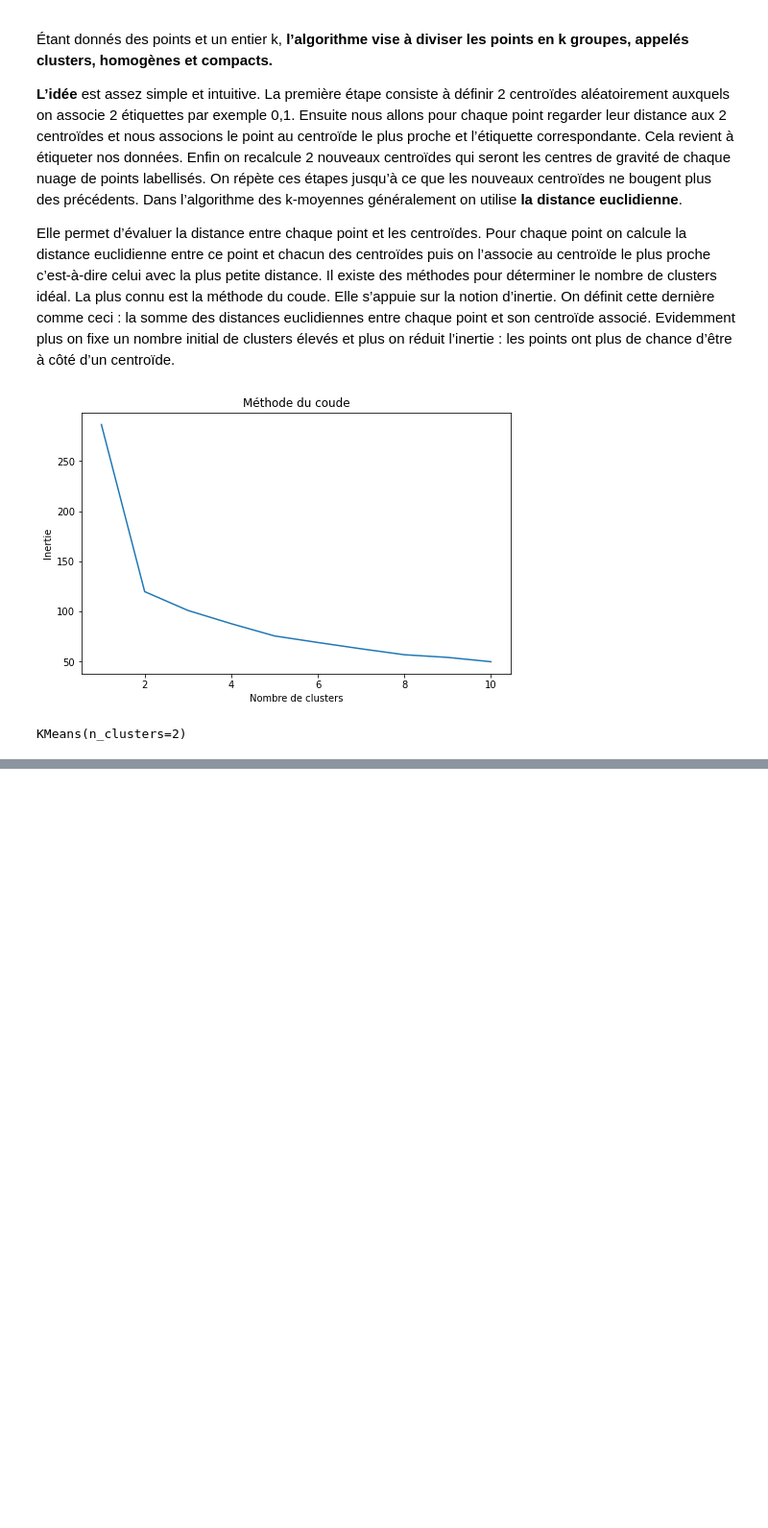
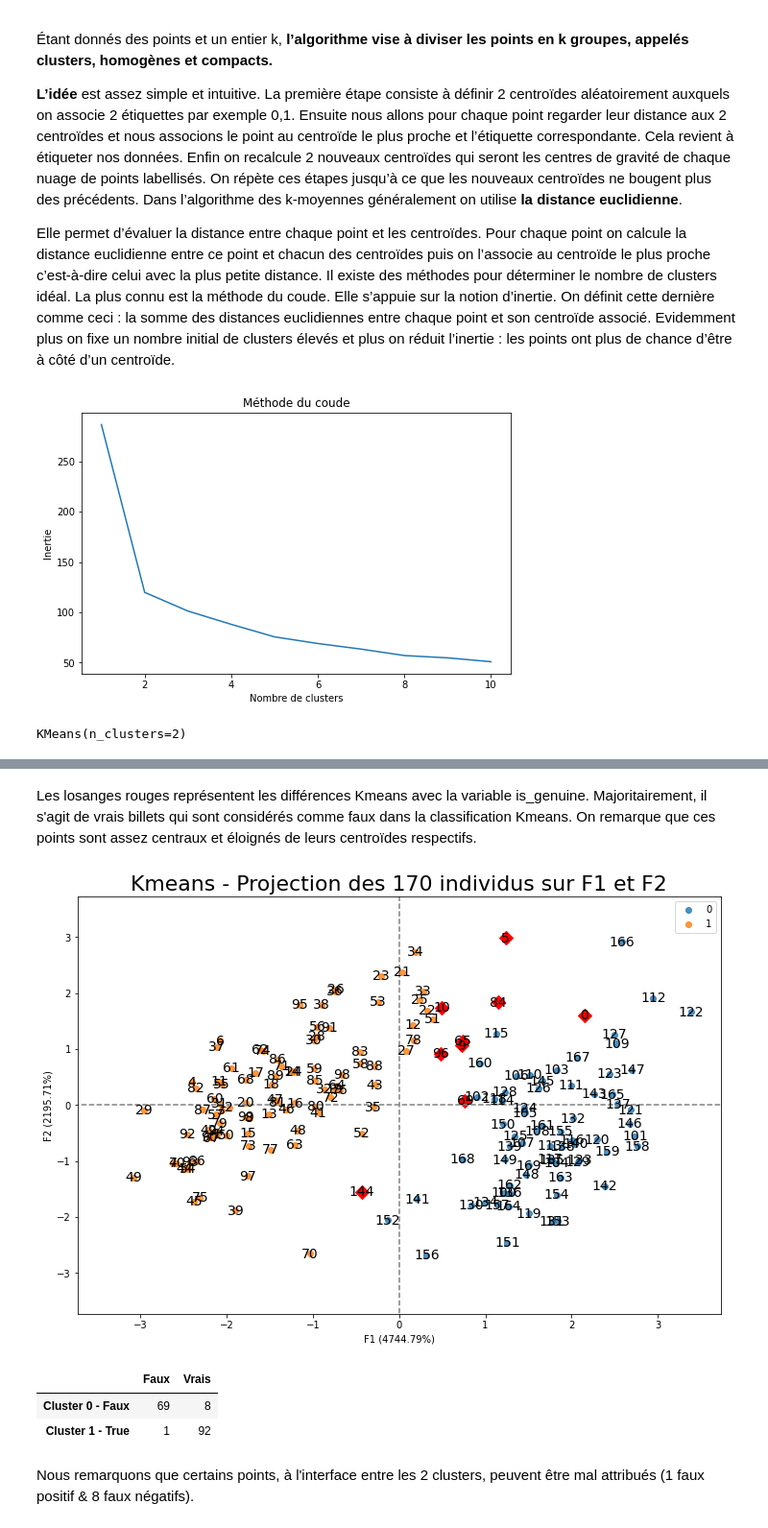
Before and after one commit to ROWAIDAK/P6-D-tectez-des-faux-billets, a Jupyter notebook: P6_02_ACP _Détectez_des_faux_billets.ipynb, the cells around one changed output, grey strips where cells are left out. Shown: that part at 96% size. Saved outputs shown, nothing was run; the diff lists cells and outputs as text; code cells hidden in the pictures; blank space fills up the shorter version.

```diff
--- a/P6_02_ACP _Détectez_des_faux_billets.ipynb
+++ b/P6_02_ACP _Détectez_des_faux_billets.ipynb
@@ -368,2 +371,5 @@ cls
 # %% [output]
 KMeans(n_clusters=2)
+# %%
+# Récupération des clusters attribués à chaque individu
+clusters_km = km.labels_
@@ -369,0 +378,4 @@ KMeans(n_clusters=2)
+# %%
+
+df_km['Cluster'] = clusters_km
+df_km.sample(6)
@@ -369,0 +399,8 @@ KMeans(n_clusters=2)
+# %%
+# Repérer le Cluster kmeans correspondant à is_genuine = False
+cross_kmeans = pd.crosstab(df_km['Cluster'], df_km['is_genuine']).reset_index()
+cluster_false = cross_kmeans[cross_kmeans[False] > cross_kmeans[True]].Cluster
+# %%
+#affichage des différences
+df_diff = df_km[((df_km['is_genuine'] == True) & (df_km['Cluster'] == int(cluster_false))) | ((df_km['is_genuine'] == False) & (df_km['Cluster'] != int(cluster_false)))]
+df_diff
@@ -369,0 +418,54 @@ KMeans(n_clusters=2)
+# %% [markdown]
+Les losanges rouges représentent les différences Kmeans avec la variable is_genuine. Majoritairement, il s'agit de vrais billets qui sont considérés comme faux dans la classification Kmeans. On remarque que ces points sont assez centraux et éloignés de leurs centroïdes respectifs.
+# %%
+
+
+# initialisation de la figure
+fig = plt.figure(figsize=(12,8))
+
+# Affichage des points et variable illustrative
+illustrative_var = np.array(df_km['Cluster'].values)
+for value in np.unique(illustrative_var):
+    selected = np.where(illustrative_var == value)
+    plt.scatter(X_projected[selected, 0], X_projected[selected, 1], alpha=0.8, label=value)
+    plt.legend()
+
+# affichage des labels des points
+for i,(x,y) in enumerate(X_projected[:,[0,1]]):
+    plt.text(x, y, df.index[i], fontsize='14', ha='center',va='center')
+
+#Affichage des points différents
+for ind in df_diff.iterrows():
+    plt.scatter(X_projected[ind[0],0], X_projected[ind[0],1], alpha=1, marker="D", s=100, color="r")
+
+# détermination des limites du graphique
+boundary = np.max(np.abs(X_projected[:, [0,1]])) * 1.1
+plt.xlim([-boundary,boundary])
+plt.ylim([-boundary,boundary])
+
+# affichage des lignes horizontales et verticales
+plt.plot([-100, 100], [0, 0], color='grey', ls='--')
+plt.plot([0, 0], [-100, 100], color='grey', ls='--')
+
+# nom des axes, avec le pourcentage d'inertie expliqué
+plt.xlabel('F1 ({}%)'.format(round(100*valprop_ratio[0],2)))
+plt.ylabel('F2 ({}%)'.format(round(100*valprop_ratio[1],2)))
+
+plt.title("Kmeans - Projection des {} individus sur F1 et F2".format(X_scaled.shape[0]), fontsize=22)
+plt.show(block=False)
+fig.savefig('graphiques/08. KMEANS_projection_plan_factoriel.png')
+# %% [output]
+[figure, added]
+# %%
+
+#Tableau des correspondances clusters/nature billets
+tableau = pd.crosstab(km.labels_,df_km['is_genuine'])
+tableau.index = ['Cluster 0 - Faux','Cluster 1 - True']
+tableau.columns = ['Faux','Vrais']
+tableau
+# %% [output]
+|  | Faux | Vrais |
+| Cluster 0 - Faux | 69 | 8 |
+| Cluster 1 - True | 1 | 92 |
+# %% [markdown]
+Nous remarquons que certains points, à l'interface entre les 2 clusters, peuvent être mal attribués (1 faux positif & 8 faux négatifs).
```
Also changed, not shown: parts of 6 cells of this notebook.
